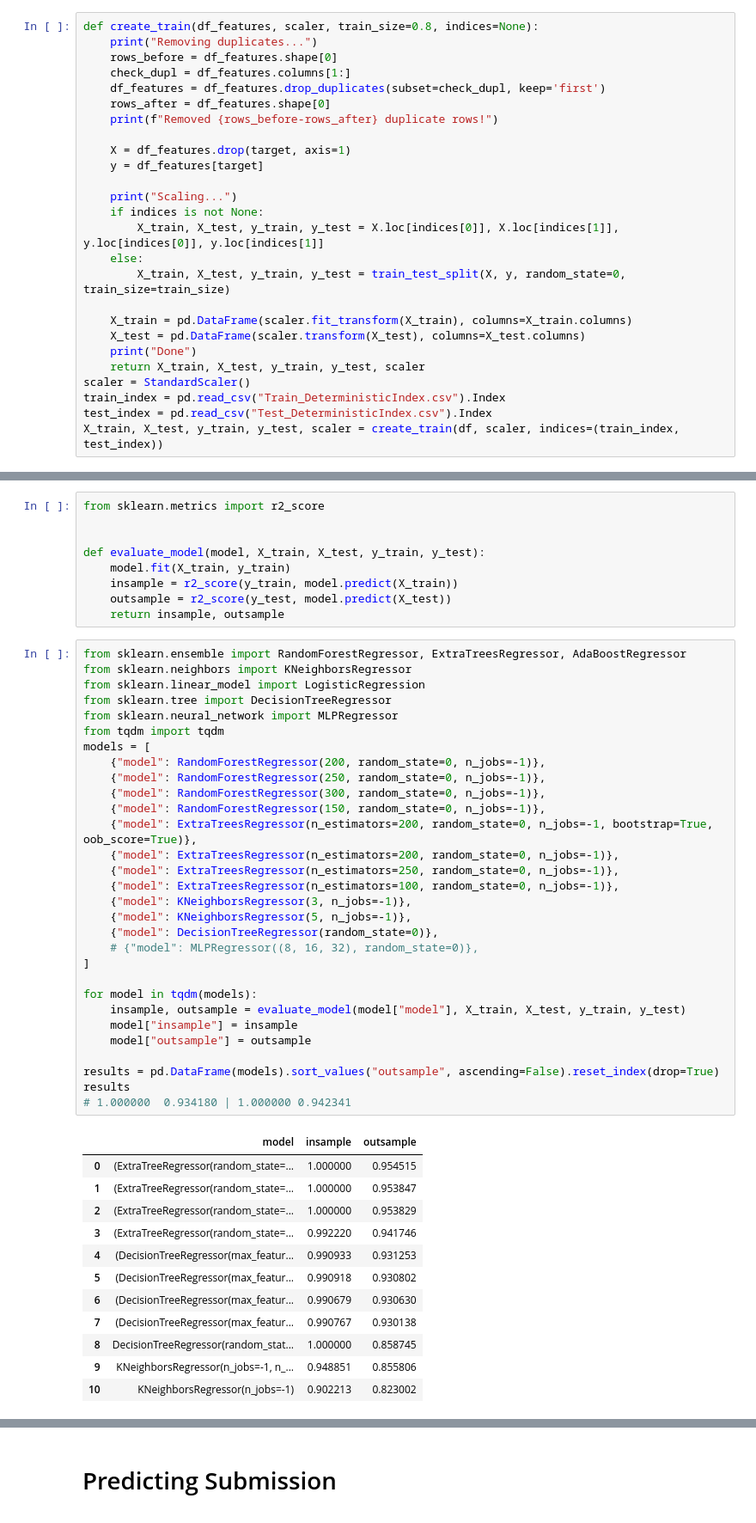
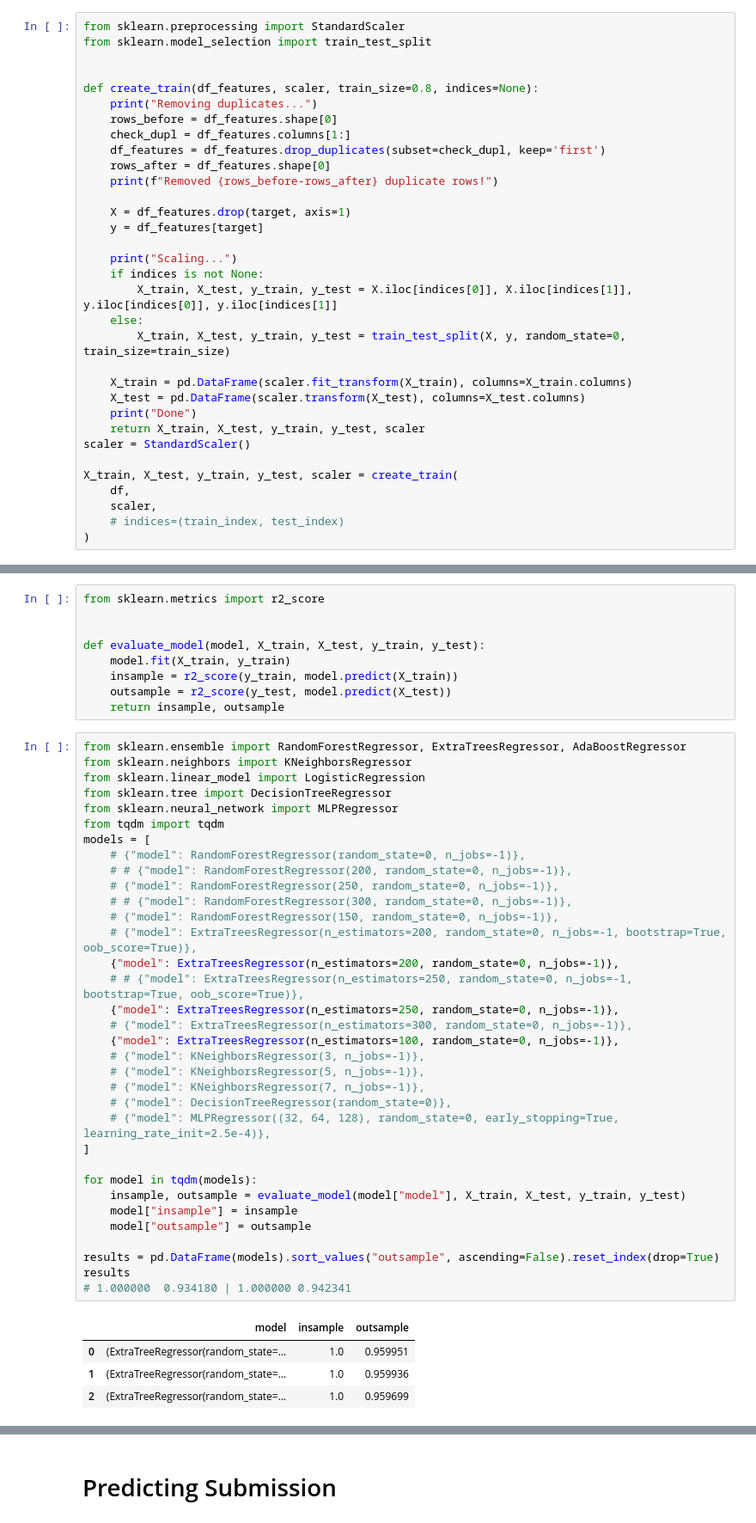
Before and after one commit to valliansayoga/ey-data-challenge-2025, a Jupyter notebook: EY2025_Training.ipynb, the cells around one changed output, grey strips where cells are left out. Shown at 86% size. Cells and saved outputs as stored; diff of their text form.

Commit message:
Score 0.96 Pareto features

```diff
--- a/EY2025_Training.ipynb
+++ b/EY2025_Training.ipynb
@@ -44,4 +90,8 @@ df.head()
 # %%
+from sklearn.preprocessing import StandardScaler
+from sklearn.model_selection import train_test_split
+
+
 def create_train(df_features, scaler, train_size=0.8, indices=None):
     print("Removing duplicates...")
     rows_before = df_features.shape[0]
@@ -55,7 +105,7 @@ def create_train(df_features, scaler, train_size=0.8, indices=None):
 
     print("Scaling...")
     if indices is not None:
-        X_train, X_test, y_train, y_test = X.loc[indices[0]], X.loc[indices[1]], y.loc[indices[0]], y.loc[indices[1]]
+        X_train, X_test, y_train, y_test = X.iloc[indices[0]], X.iloc[indices[1]], y.iloc[indices[0]], y.iloc[indices[1]]
     else:
         X_train, X_test, y_train, y_test = train_test_split(X, y, random_state=0, train_size=train_size)
 
@@ -64,9 +114,12 @@ def create_train(df_features, scaler, train_size=0.8, indices=None):
     print("Done")
     return X_train, X_test, y_train, y_test, scaler
 scaler = StandardScaler()
-train_index = pd.read_csv("Train_DeterministicIndex.csv").Index
-test_index = pd.read_csv("Test_DeterministicIndex.csv").Index
-X_train, X_test, y_train, y_test, scaler = create_train(df, scaler, indices=(train_index, test_index))
+
+X_train, X_test, y_train, y_test, scaler = create_train(
+    df,
+    scaler,
+    # indices=(train_index, test_index)
+)
 # %% [output]
 Removing duplicates...
 Removed 0 duplicate rows!
@@ -86,46 +149,42 @@ def evaluate_model(model, X_train, X_test, y_train, y_test):
 # %%
 from sklearn.ensemble import RandomForestRegressor, ExtraTreesRegressor, AdaBoostRegressor
 from sklearn.neighbors import KNeighborsRegressor
 from sklearn.linear_model import LogisticRegression
 from sklearn.tree import DecisionTreeRegressor
 from sklearn.neural_network import MLPRegressor
 from tqdm import tqdm
 models = [
-    {"model": RandomForestRegressor(200, random_state=0, n_jobs=-1)},
-    {"model": RandomForestRegressor(250, random_state=0, n_jobs=-1)},
-    {"model": RandomForestRegressor(300, random_state=0, n_jobs=-1)},
-    {"model": RandomForestRegressor(150, random_state=0, n_jobs=-1)},
-    {"model": ExtraTreesRegressor(n_estimators=200, random_state=0, n_jobs=-1, bootstrap=True, oob_score=True)},
+    # {"model": RandomForestRegressor(random_state=0, n_jobs=-1)},
+    # # {"model": RandomForestRegressor(200, random_state=0, n_jobs=-1)},
+    # {"model": RandomForestRegressor(250, random_state=0, n_jobs=-1)},
+    # # {"model": RandomForestRegressor(300, random_state=0, n_jobs=-1)},
+    # {"model": RandomForestRegressor(150, random_state=0, n_jobs=-1)},
+    # {"model": ExtraTreesRegressor(n_estimators=200, random_state=0, n_jobs=-1, bootstrap=True, oob_score=True)},
     {"model": ExtraTreesRegressor(n_estimators=200, random_state=0, n_jobs=-1)},
+    # # {"model": ExtraTreesRegressor(n_estimators=250, random_state=0, n_jobs=-1, bootstrap=True, oob_score=True)},
     {"model": ExtraTreesRegressor(n_estimators=250, random_state=0, n_jobs=-1)},
+    # {"model": ExtraTreesRegressor(n_estimators=300, random_state=0, n_jobs=-1)},
     {"model": ExtraTreesRegressor(n_estimators=100, random_state=0, n_jobs=-1)},
-    {"model": KNeighborsRegressor(3, n_jobs=-1)},
-    {"model": KNeighborsRegressor(5, n_jobs=-1)},
-    {"model": DecisionTreeRegressor(random_state=0)},
-    # {"model": MLPRegressor((8, 16, 32), random_state=0)},
+    # {"model": KNeighborsRegressor(3, n_jobs=-1)},
+    # {"model": KNeighborsRegressor(5, n_jobs=-1)},
+    # {"model": KNeighborsRegressor(7, n_jobs=-1)},
+    # {"model": DecisionTreeRegressor(random_state=0)},
+    # {"model": MLPRegressor((32, 64, 128), random_state=0, early_stopping=True, learning_rate_init=2.5e-4)},
 ]
 
 for model in tqdm(models):
     insample, outsample = evaluate_model(model["model"], X_train, X_test, y_train, y_test)
     model["insample"] = insample
     model["outsample"] = outsample
 
 results = pd.DataFrame(models).sort_values("outsample", ascending=False).reset_index(drop=True)
 results
 # 1.000000	0.934180 | 1.000000	0.942341
 # %% [output]
 |  | model | insample | outsample |
-| 0 | (ExtraTreeRegressor(random_state=... | 1.000000 | 0.954515 |
-| 1 | (ExtraTreeRegressor(random_state=... | 1.000000 | 0.953847 |
-| 2 | (ExtraTreeRegressor(random_state=... | 1.000000 | 0.953829 |
-| 3 | (ExtraTreeRegressor(random_state=... | 0.992220 | 0.941746 |
-| 4 | (DecisionTreeRegressor(max_featur... | 0.990933 | 0.931253 |
-| 5 | (DecisionTreeRegressor(max_featur... | 0.990918 | 0.930802 |
-| 6 | (DecisionTreeRegressor(max_featur... | 0.990679 | 0.930630 |
-| 7 | (DecisionTreeRegressor(max_featur... | 0.990767 | 0.930138 |
-| 8 | DecisionTreeRegressor(random_stat... | 1.000000 | 0.858745 |
-| 9 | KNeighborsRegressor(n_jobs=-1, n_... | 0.948851 | 0.855806 |
-| 10 | KNeighborsRegressor(n_jobs=-1) | 0.902213 | 0.823002 |
+| 0 | (ExtraTreeRegressor(random_state=... | 1.0 | 0.959951 |
+| 1 | (ExtraTreeRegressor(random_state=... | 1.0 | 0.959936 |
+| 2 | (ExtraTreeRegressor(random_state=... | 1.0 | 0.959699 |
 # %%
 best_model = results.iloc[0]
 best_model.model
```
Also changed, not shown: parts of 7 cells of this notebook.
